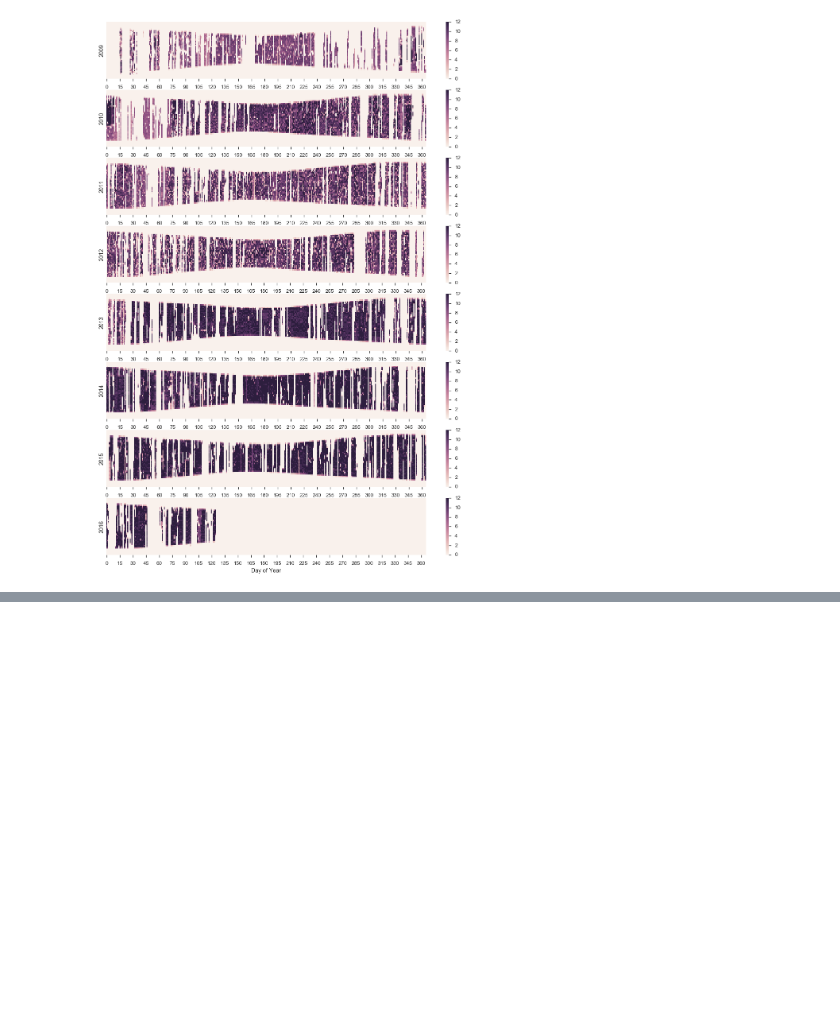
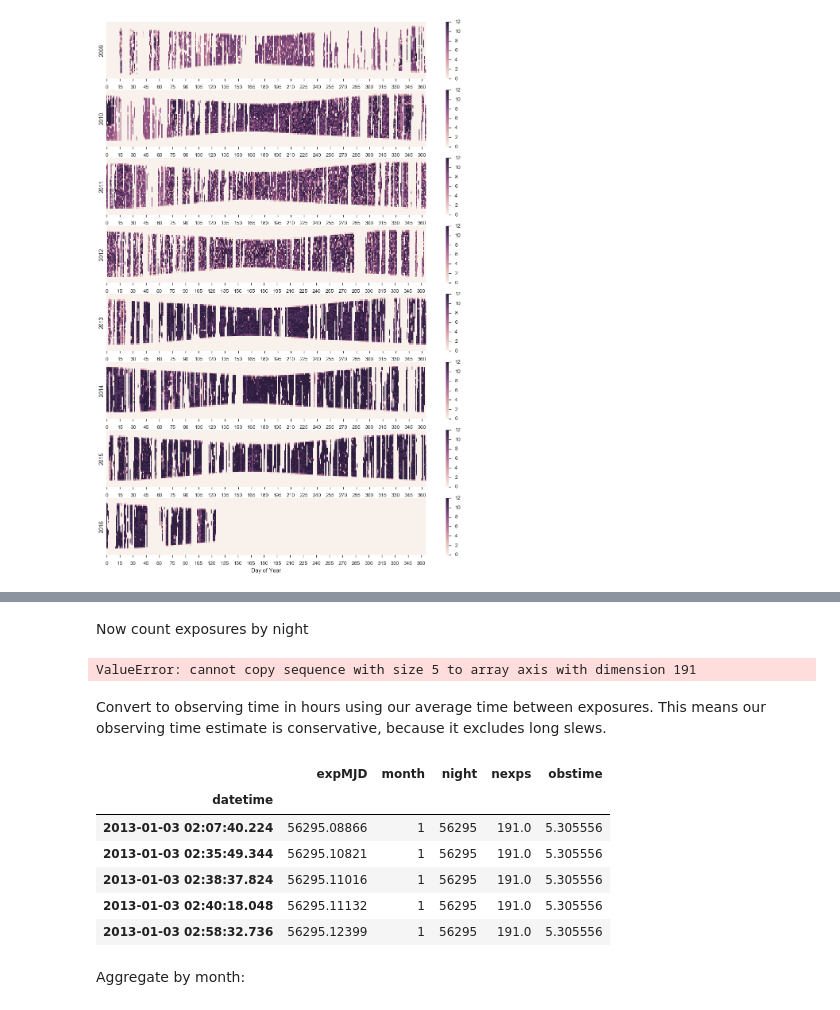
Before and after one commit to ZwickyTransientFacility/ztf_sim, a Jupyter notebook: notebooks/plot_simulator_inputs.ipynb, the cells around one changed output, grey strips where cells are left out. Saved outputs shown, nothing was run; the diff lists cells and outputs as text; code cells hidden in the pictures; blank space fills up the shorter version.

```diff
--- a/notebooks/plot_simulator_inputs.ipynb
+++ b/notebooks/plot_simulator_inputs.ipynb
@@ -74,0 +77,45 @@ plt.savefig('fig/PTF_exposure_blocks.png',bbox_inches='tight')
+# %%
+df = pd.read_table('../data/mjd.txt.gz', sep='|',
+                       names=['expMJD'],
+                       skipfooter=1)
+# let's just look at complete iPTF years
+df = df[(df['expMJD'] >= Time('2013-01-01').mjd) & (df['expMJD'] < Time('2016-01-01').mjd)]
+t = Time(df['expMJD'], format='mjd', location=ztf_sim.utils.P48_loc)
+df['datetime'] = t.datetime
+df = df.set_index('datetime')
+df['month'] = df.index.month
+#df['day'] = df.index.day
+df['night'] = np.floor(t.mjd).astype(np.int)
+#df['night'] = t.iso
+#df['night'] = df['night'].apply(lambda x: x.split(' ')[0])
+#df['year'] = np.floor(t.decimalyear).astype(np.int)
+# these are slow, but faster than me figuring out how to speed them up
+#df['month'] = [ti.datetime.month for ti in t]
+#df['day'] = [ti.datetime.day for ti in t]
+# %% [markdown]
+Now count exposures by night
+# %%
+grp = df.groupby(['night'])
+nexps = grp['expMJD'].agg(len)
+nexps.name = 'nexps'
+# make a month dataframe
+dfm = grp.agg(lambda x:x)
+df = df.join(nexps,on='night')
+# %% [output]
+ValueError: cannot copy sequence with size 5 to array axis with dimension 191
+# %% [markdown]
+Convert to observing time in hours using our average time between exposures.  This means our observing time estimate is conservative, because it excludes long slews.
+# %%
+df['obstime'] = df['nexps'] * 100./3600.
+# %%
+df.head()
+# %% [output]
+|  | expMJD | month | night | nexps | obstime |
+| datetime |  |  |  |  |  |
+| 2013-01-03 02:07:40.224 | 56295.08866 | 1 | 56295 | 191.0 | 5.305556 |
+| 2013-01-03 02:35:49.344 | 56295.10821 | 1 | 56295 | 191.0 | 5.305556 |
+| 2013-01-03 02:38:37.824 | 56295.11016 | 1 | 56295 | 191.0 | 5.305556 |
+| 2013-01-03 02:40:18.048 | 56295.11132 | 1 | 56295 | 191.0 | 5.305556 |
+| 2013-01-03 02:58:32.736 | 56295.12399 | 1 | 56295 | 191.0 | 5.305556 |
+# %% [markdown]
+Aggregate by month:
```
Also changed, not shown: parts of 4 cells of this notebook, 3 other files.
